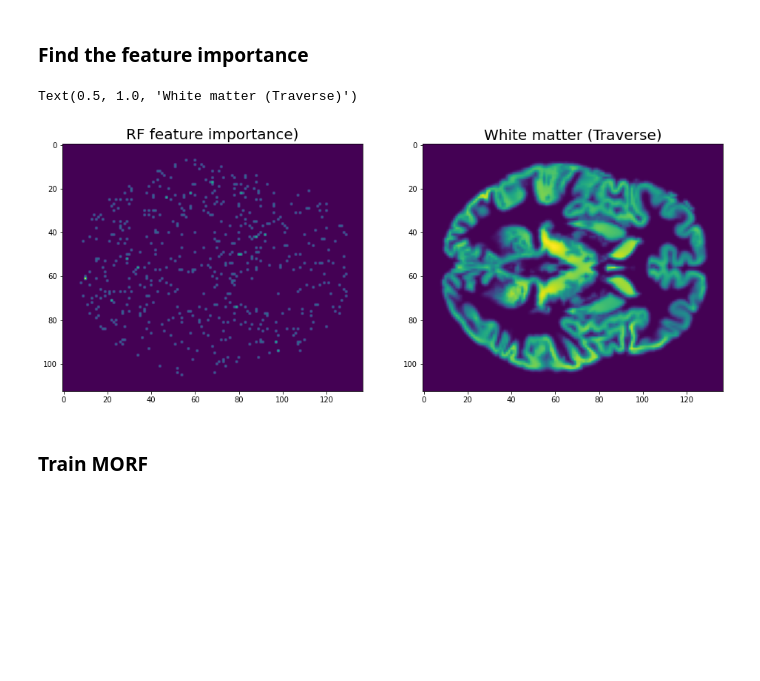
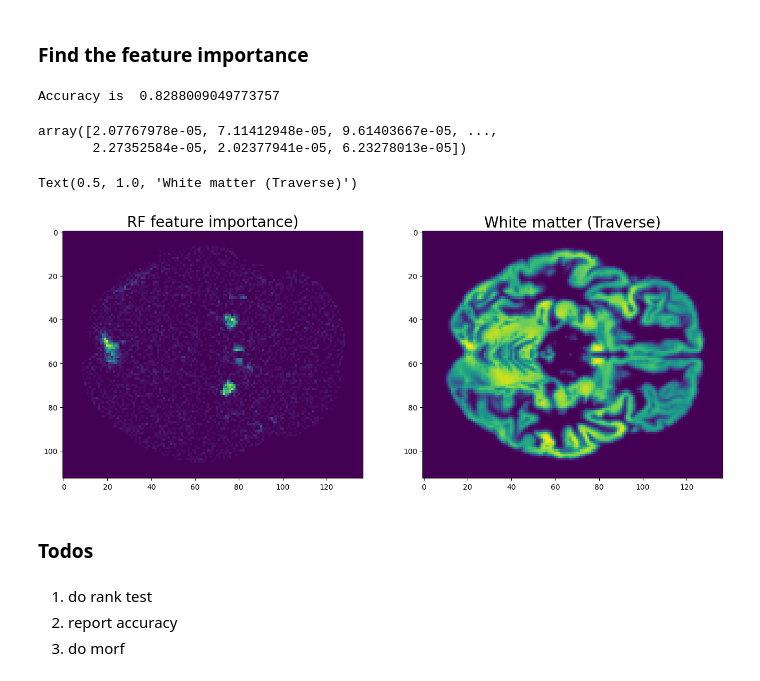
Before and after one commit to neurodata/sex_classification, a Jupyter notebook: Feb28_2024.ipynb, the cells around one changed output. Drawn from its saved outputs; the diff is of its cells as text; code cells hidden in the pictures; blank space fills up the shorter version.

```diff
--- a/Feb28_2024.ipynb
+++ b/Feb28_2024.ipynb
@@ -33,7 +33,7 @@ df_quality.head()
 # %% [markdown]
 ### Load the mask
 # %%
-mask = nb.load('/Users/jayantadey/data_MRI/template_cat12/brainmask.nii').get_fdata()
+mask = nb.load('/cis/home/jdey4/data_MRI/template_cat12/brainmask.nii').get_fdata()
 # %%
 slice=50
 sliced_img = mask[:,:,slice]
@@ -50,10 +50,11 @@ idx = np.where(mask.reshape(-1)>0)[0]
 # %% [markdown]
 ### Load data and build (feature, label)
 # %%
-path = '/Users/jayantadey/data_MRI/'
+path = '/cis/home/jdey4/data_MRI/'
 subjects = os.listdir(path)
 X = []
 y = []
+file_no = 0
 IDs = set(df['ID'])
 quality_ID = set(df_quality['sub'])
 for subject in tqdm(subjects):
@@ -71,11 +72,8 @@ for subject in tqdm(subjects):
             continue
 
         gender = list(df[df['ID']==subject]['Sex'])
+        sex = int(gender[0]=='FEMALE')
 
-        if len(gender)>1:
-            sex = int(gender[0]=='FEMALE')
-        else:
-            sex = int(gender=='FEMALE')
 
         current_file = os.path.join(path, subject)
         tmp = []
@@ -83,6 +81,7 @@ for subject in tqdm(subjects):
         for file in glob.glob(current_file+'/mri/*'):
             try:
                 img = nb.load(file).get_fdata()
+                file_no += 1
                 #print(img.shape)
                 tmp.append(img.reshape(-1)[idx])
             except:
@@ -103,8 +112,9 @@ X.shape
 ### Find the feature importance
 # %%
 reps = 100
-sample_size_ratio = 0.1
+sample_size_ratio = .8
 feature_map_diff = np.zeros(X.shape[1], dtype=float)
+accuracy = 0
 
 for ii in tqdm(range(reps)):
     x_train, x_test, y_train, y_test = train_test_split(
@@ -113,11 +123,14 @@ for ii in tqdm(range(reps)):
     y_random = y_train.copy()
     random.shuffle(y_random)
 
-    clf_random = RandomForestClassifier(n_estimators=100)
-    clf = RandomForestClassifier(n_estimators=100)
+    clf_random = RandomForestClassifier(n_estimators=100, n_jobs=-1)
+    clf = RandomForestClassifier(n_estimators=100, n_jobs=-1)
 
     clf_random.fit(x_train,y_random)
     clf.fit(x_train,y_train)
+
+    predicted_label = clf.predict(x_test)
+    accuracy += np.mean(predicted_label==y_test)
 
     random_importance_map = clf_random.feature_importances_
     importance_map = clf.feature_importances_
@@ -129,29 +142,40 @@ for ii in tqdm(range(reps)):
     feature_map_diff += map_diff
 
 feature_map_diff /= reps
+accuracy /= reps
+
+print('Accuracy is ',accuracy)
+# %% [output]
+Accuracy is  0.8288009049773757
 # %%
-slice = 50
-demo_filepath_whitematter = '/Users/jayantadey/data_MRI/sub-A00008326/mri/mwp2sub-A00008326_T1w.nii'
-demo_filepath_graymatter = '/Users/jayantadey/data_MRI/sub-A00008326/mri/mwp1sub-A00008326_T1w.nii'
+demo_filepath_whitematter = '/cis/home/jdey4/data_MRI/sub-A00008326/mri/mwp2sub-A00008326_T1w.nii'
+demo_filepath_graymatter = '/cis/home/jdey4/data_MRI/sub-A00008326/mri/mwp1sub-A00008326_T1w.nii'
 
 img_whitematter = nb.load(demo_filepath_whitematter).get_fdata()
-sliced_img_whitematter = img_whitematter[:,:,slice]
-
 img_graymatter = nb.load(demo_filepath_graymatter).get_fdata()
-sliced_img_graymatter = img_graymatter[:,:,slice]
+# %%
+importance_map[np.where(importance_map>0)[0]]
+# %% [output]
+array([2.07767978e-05, 7.11412948e-05, 9.61403667e-05, ...,
+       2.27352584e-05, 2.02377941e-05, 6.23278013e-05])
 # %%
 brain_img = 0*np.ones((113*137*113), dtype=float)
 brain_img[idx] = feature_map_diff[:len(idx)]
 brain_img = brain_img.reshape(113,137,113)
 # %%
+slice = 39
+
+sliced_img_whitematter = img_whitematter[:,:,slice]
+sliced_img_graymatter = img_graymatter[:,:,slice]
+
 fig, ax = plt.subplots(1,2, figsize=(16,8))
-ax[0].imshow(brain_img[:,:,50])
+ax[0].imshow(brain_img[:,:,slice])
 ax[1].imshow(sliced_img_graymatter)
 
 ax[0].set_title('RF feature importance)', fontsize=20)
 ax[1].set_title('White matter (Traverse)', fontsize=20)
 # %% [output]
 Text(0.5, 1.0, 'White matter (Traverse)')
-[figure, old version]
+[figure, new version]
 # %% [markdown]
-### Train MORF
+### Todos
@@ -162,0 +182,4 @@ clf = PatchObliqueRandomForestClassifier(n_estimators=100)
+# %% [markdown]
+1. do rank test
+2. report accuracy
+3. do morf
```
Also changed, not shown: parts of 9 cells of this notebook, 1 other file.
